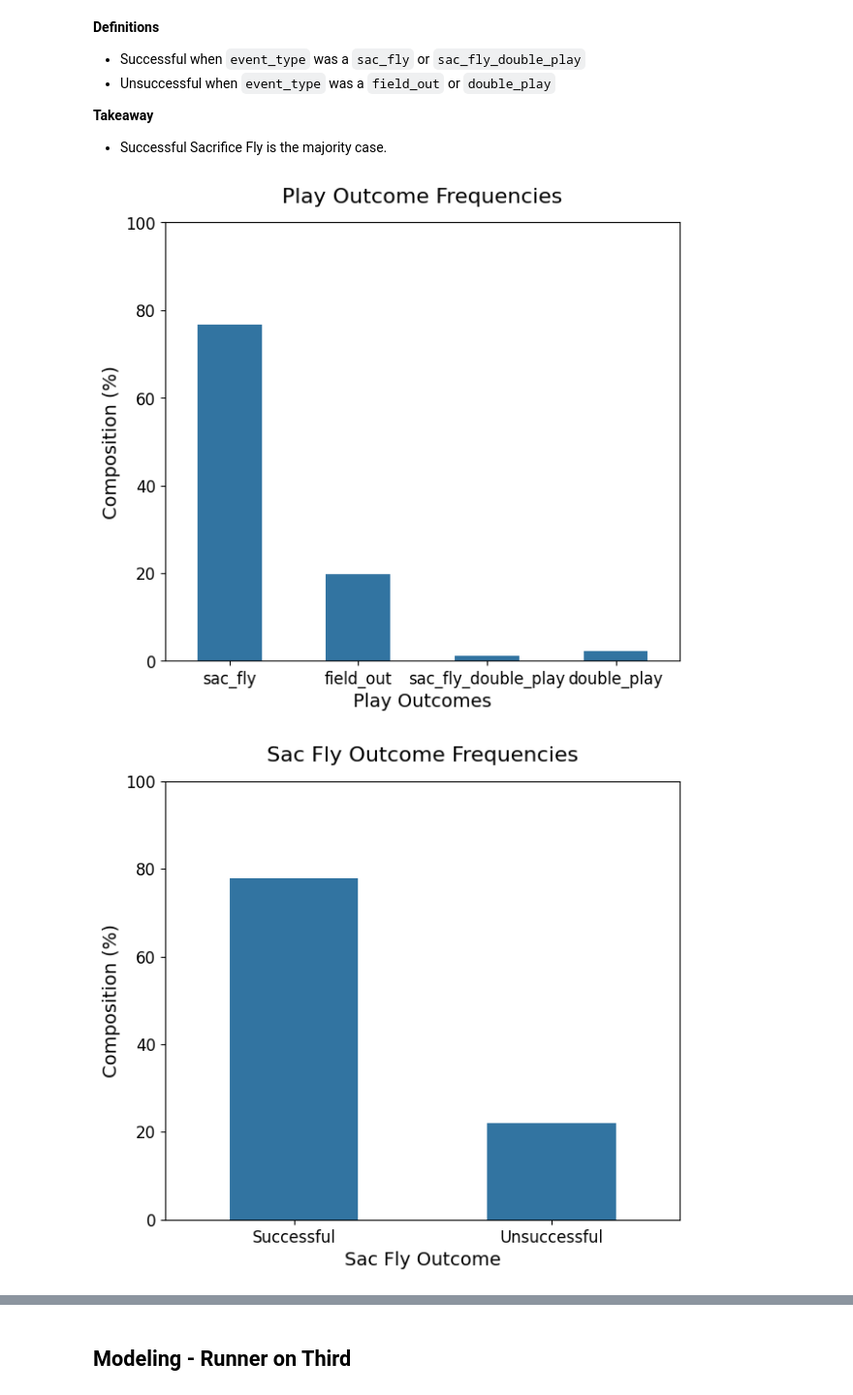
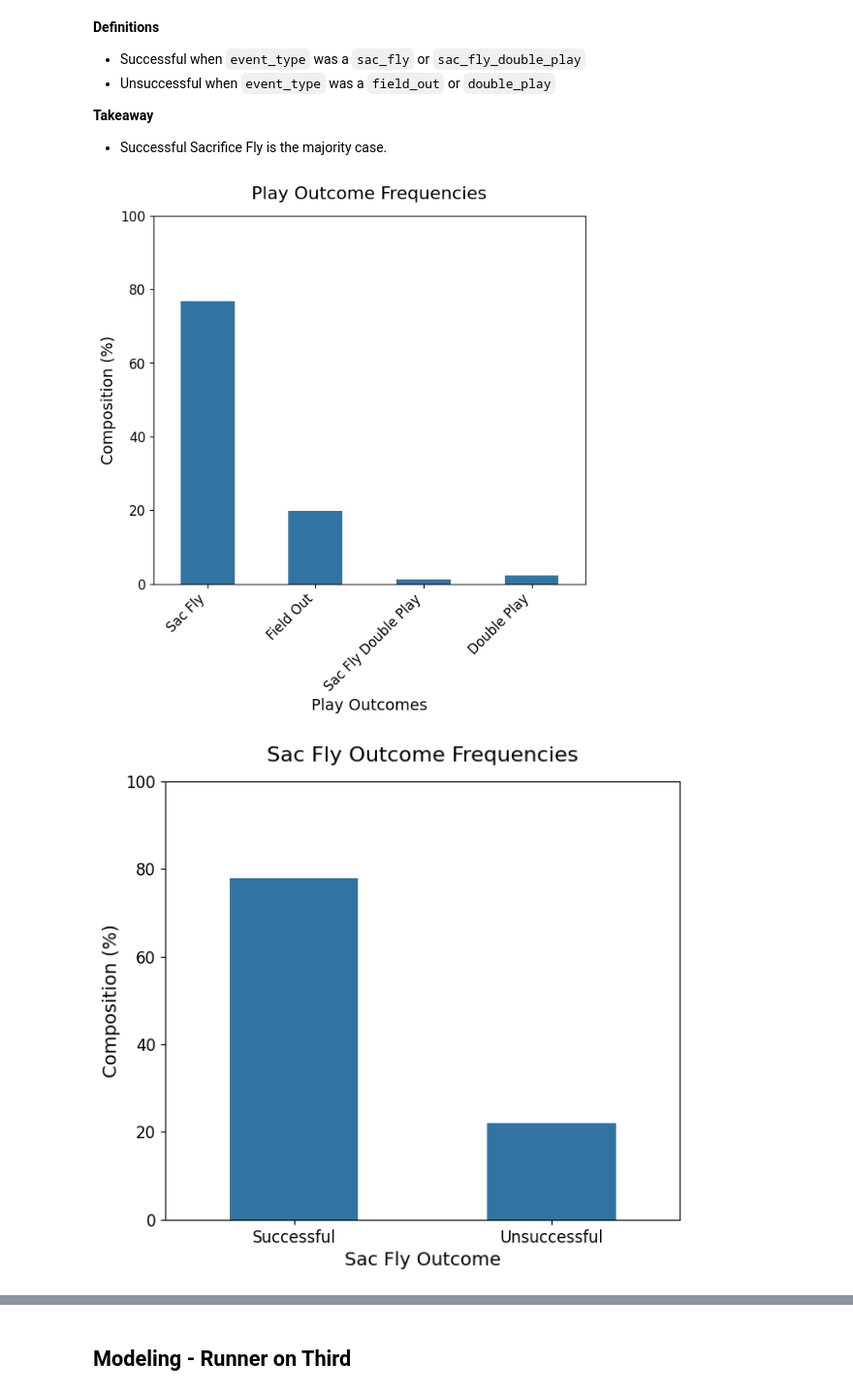
Before and after one commit to Dodgers-Capstone/Sacrifice-Fly-Modeling, a Jupyter notebook: notebooks/1_master.ipynb, the cells around one changed output, grey strips where cells are left out. Shown at 97% size. Saved outputs shown, nothing was run; the diff lists cells and outputs as text; code cells hidden in the pictures.

```diff
--- a/notebooks/1_master.ipynb
+++ b/notebooks/1_master.ipynb
@@ -93,37 +93,45 @@ on_base_lf = pl.scan_parquet(on_base_path)
 **Takeaway**
 - Successful Sacrifice Fly is the majority case.
 # %%
+event_dict = {
+    "sac_fly": "Sac Fly",
+    "sac_fly_double_play": "Sac Fly Double Play",
+    "field_out": "Field Out",
+    "double_play": "Double Play"
+}
+
 successful_lf = (on_base_lf
     .select(["event_type"])
     .with_columns(
         pl.when(pl.col("event_type").is_in(["sac_fly", "sac_fly_double_play"]))
           .then(pl.lit("Successful"))
           .otherwise(pl.lit("Unsuccessful"))
-          .alias("is_successful")
+          .alias("is_successful"),
+        pl.col("event_type").replace(event_dict).alias("event_type")
     )
 )
 
 successful_pd = successful_lf.collect().to_pandas()
 
 plt.figure(figsize=(7, 6))
-sns.countplot(x="event_type", stat = "percent", data=successful_pd, width = .5)
+sns.countplot(x="event_type", stat="percent", data=successful_pd, width=.5)
 plt.title("Play Outcome Frequencies", fontsize=16, pad=15)
 plt.ylim(0, 100)
-plt.xticks(fontsize=12)
+plt.xticks(fontsize=12, rotation=45, ha='right')  # Add ha='right'
 plt.yticks(fontsize=12)
 plt.xlabel("Play Outcomes", fontsize=14)
 plt.ylabel("Composition (%)", fontsize=14)
 plt.show()
 
 plt.figure(figsize=(7, 6))
 sns.countplot(x="is_successful", stat = "percent", data=successful_pd, width = .5)
 plt.title("Sac Fly Outcome Frequencies", fontsize=16, pad=15)
 plt.ylim(0, 100)
 plt.xticks(fontsize=12)
 plt.yticks(fontsize=12)
 plt.xlabel("Sac Fly Outcome", fontsize=14)
 plt.ylabel("Composition (%)", fontsize=14)
 plt.show()
 # %% [output]
-[figure, old version]
+[figure, new version]
 [figure]
```
Also changed, not shown: parts of 21 cells of this notebook.
